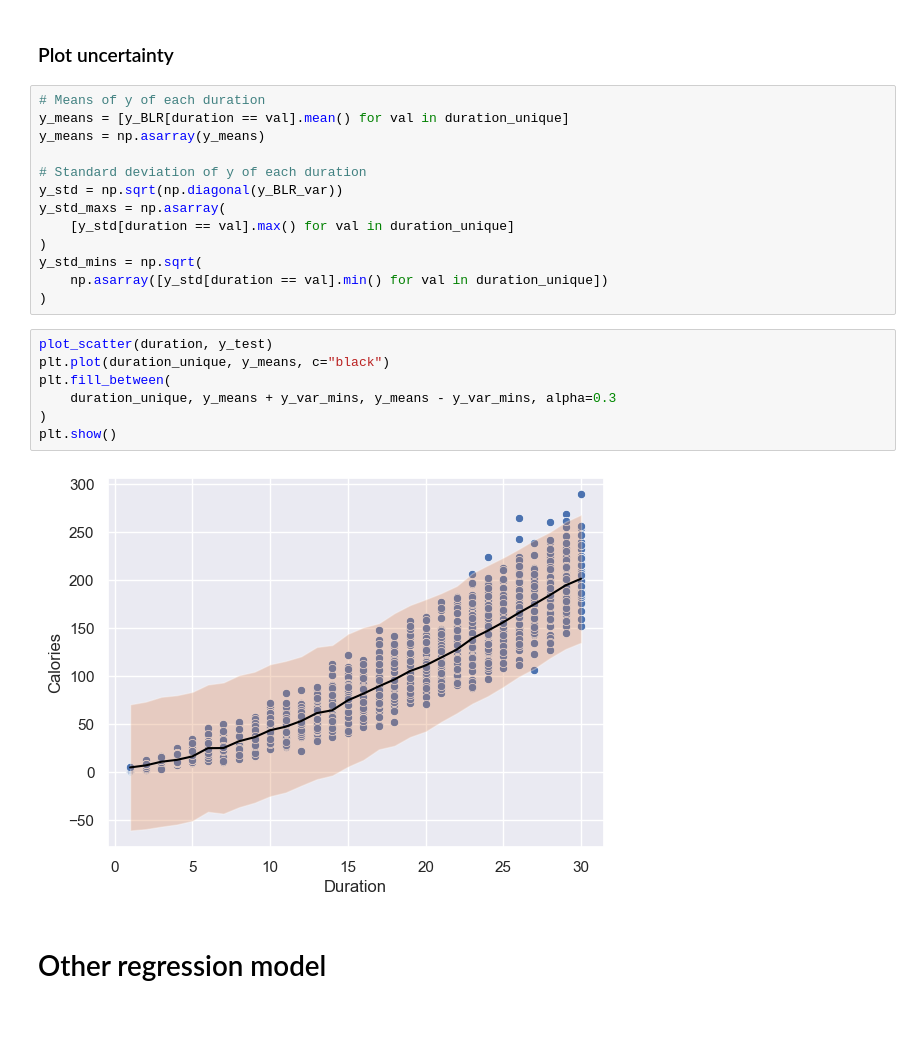
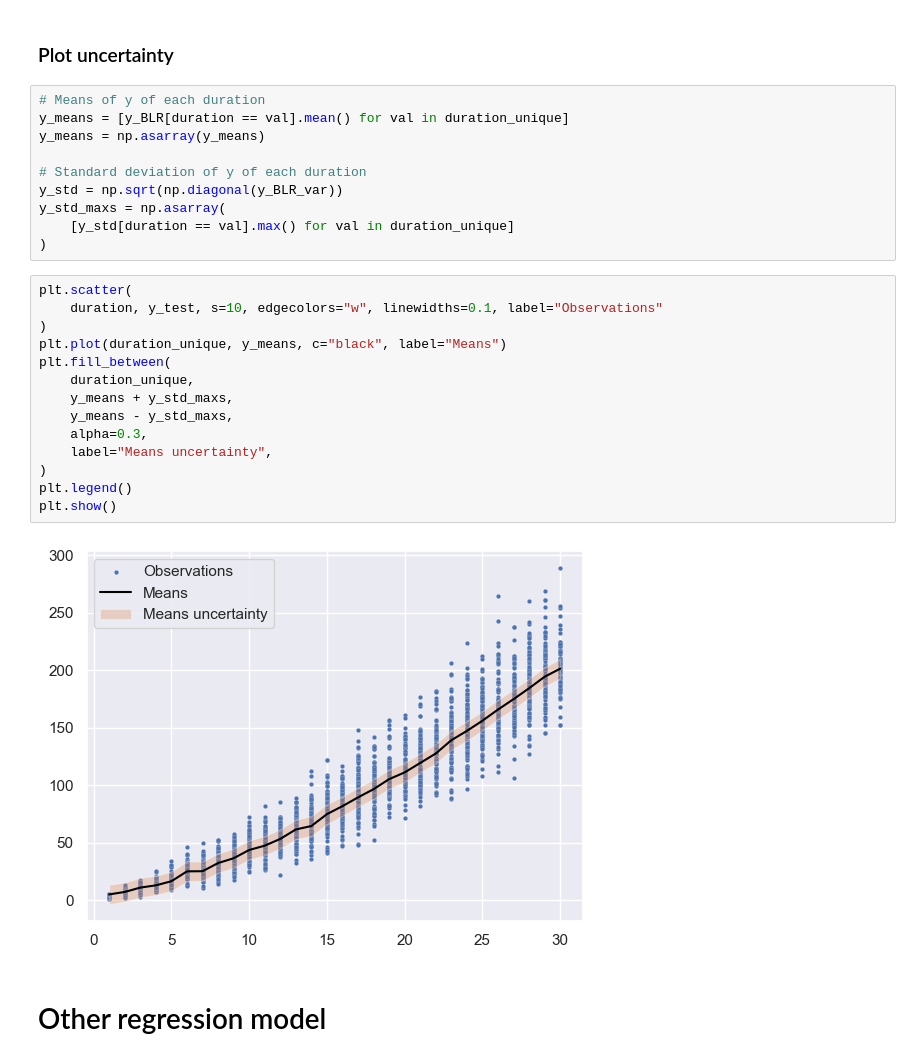
Before and after one commit to huang0520/1112_MachineLearning, a Jupyter notebook: HW3/HW3.ipynb, the cells around one changed output. Drawn from its saved outputs; the diff is of its cells as text; blank space fills up the shorter version.

Commit message:
Uncertainty plot

```diff
--- a/HW3/HW3.ipynb
+++ b/HW3/HW3.ipynb
@@ -273,18 +273,22 @@ y_std = np.sqrt(np.diagonal(y_BLR_var))
 y_std_maxs = np.asarray(
     [y_std[duration == val].max() for val in duration_unique]
 )
-y_std_mins = np.sqrt(
-    np.asarray([y_std[duration == val].min() for val in duration_unique])
-)
 # %%
-plot_scatter(duration, y_test)
-plt.plot(duration_unique, y_means, c="black")
+plt.scatter(
+    duration, y_test, s=10, edgecolors="w", linewidths=0.1, label="Observations"
+)
+plt.plot(duration_unique, y_means, c="black", label="Means")
 plt.fill_between(
-    duration_unique, y_means + y_var_mins, y_means - y_var_mins, alpha=0.3
+    duration_unique,
+    y_means + y_std_maxs,
+    y_means - y_std_maxs,
+    alpha=0.3,
+    label="Means uncertainty",
 )
+plt.legend()
 plt.show()
 # %% [output]
-[figure, old version]
+[figure, new version]
 # %% [markdown]
 # Other regression model
 # %% [markdown]
```
